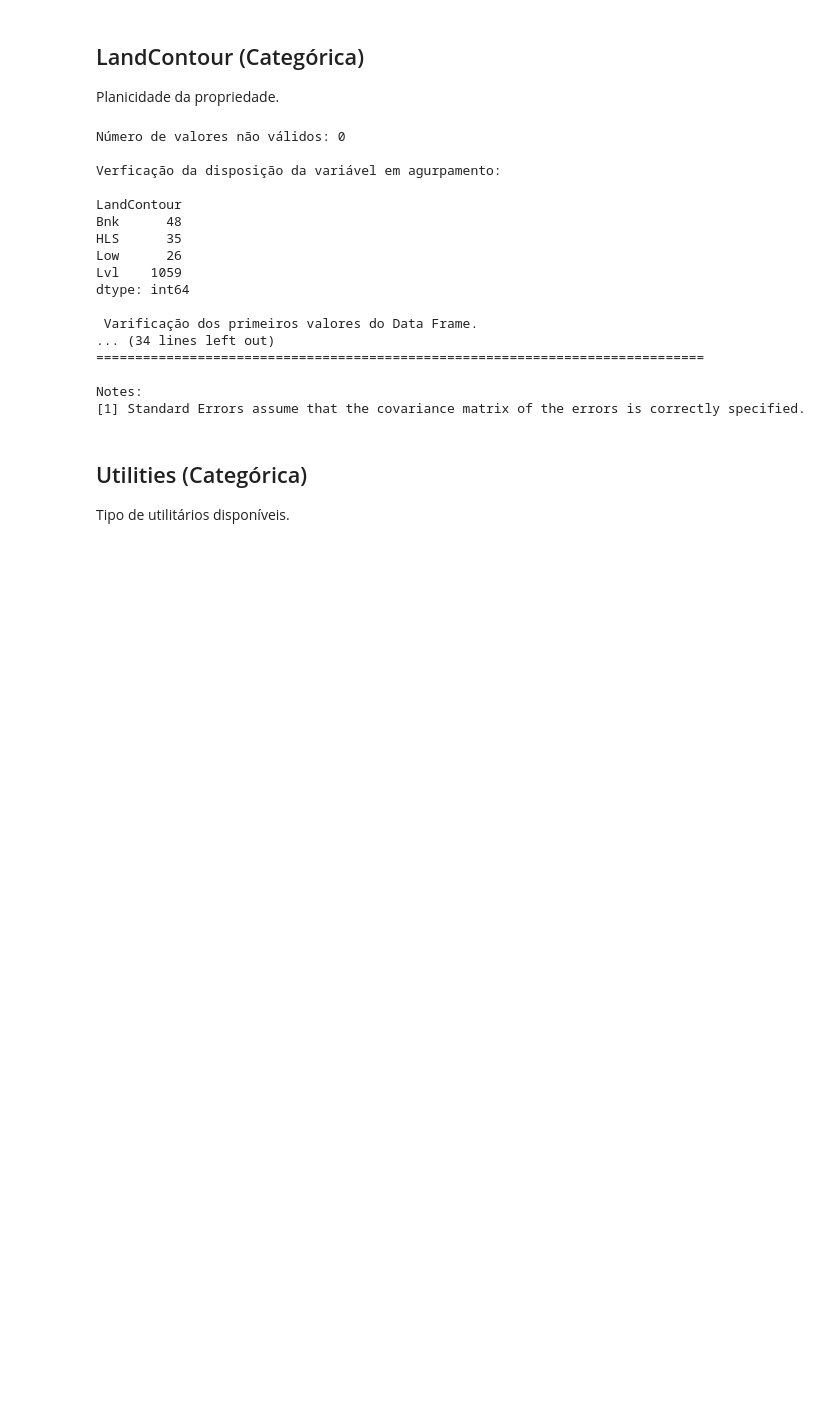
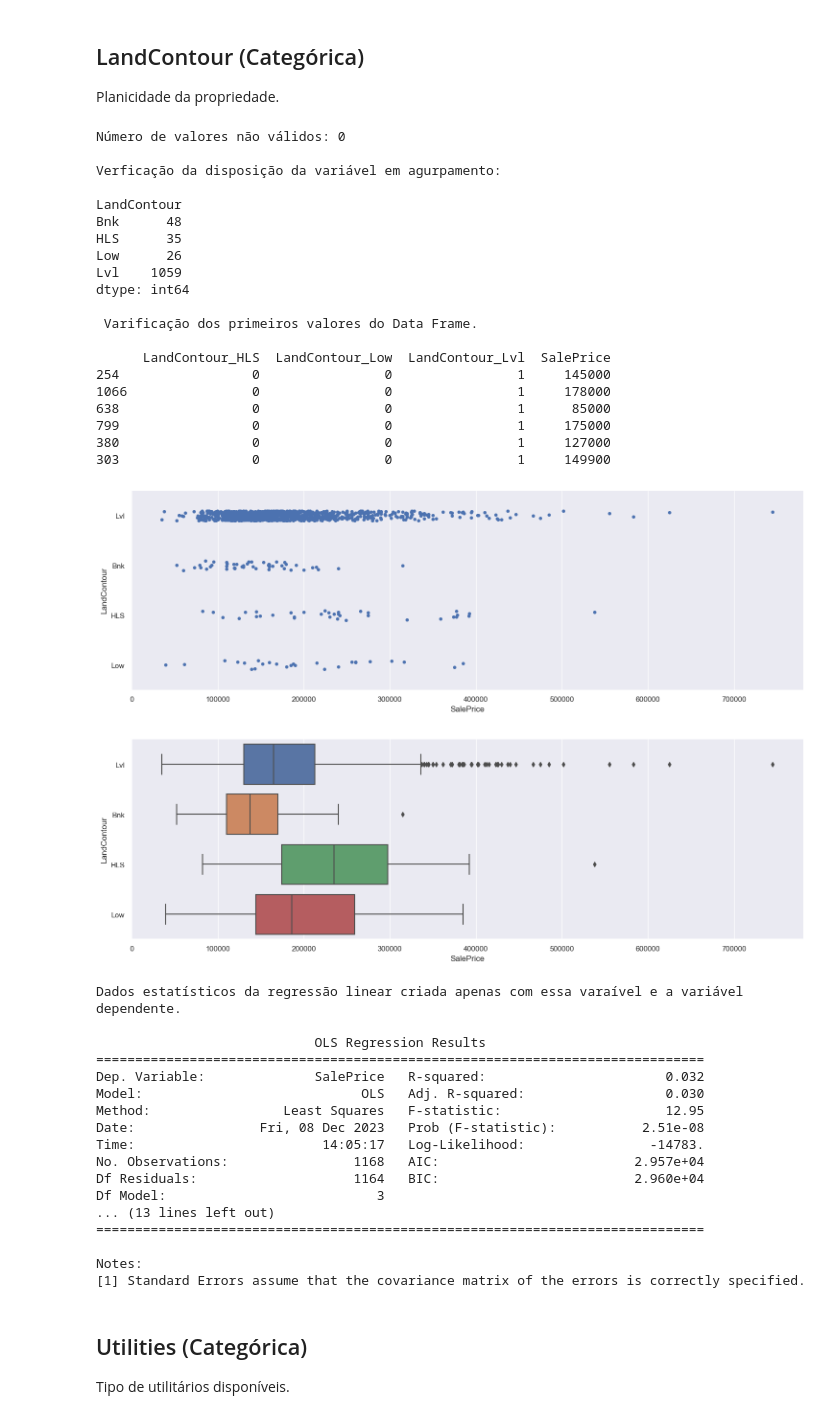
Before and after one commit to JohnDaytonCC/HousePricesPrediction, a Jupyter notebook: Notebook - House Prices Predition.ipynb, the cells around one changed output. Cells and saved outputs as stored; diff of their text form; code cells hidden in the pictures; blank space fills up the shorter version.

```diff
--- a/Notebook - House Prices Predition.ipynb
+++ b/Notebook - House Prices Predition.ipynb
@@ -570,38 +667,85 @@ print(agrupado)
 
 # Conversão da variável categórica em dicotômica com a exclusão da primeira variável dicotômica.
 df_dummies_auxiliar = pd.get_dummies(dados_treino[nome_feature], columns=[nome_feature], drop_first=True, prefix = nome_feature)
 
 # Inclusão da variável dependente ao data frame de variáveis dicotômicas.
 df_dummies_auxiliar[nome_target] = dados_treino[nome_target].copy()
 
 print("\n Varificação dos primeiros valores do Data Frame.\n")
 # Verificação do data frame.
 print(df_dummies_auxiliar.head(6))
 
+
+############################################################################################################
+# Criação de um gráfico para facilitar o entendimento da dispersão dos dados
+
+sns.catplot(x = nome_target, y = nome_feature, data = dados_treino, height=5, aspect=3)
+# ax1.set_axis_labels('nome_target','nome_feature')
+# ax1.despine(left=True)   # Remove os limites à esquerda.
+
+sns.catplot(x = nome_target, y = nome_feature, data = dados_treino, kind = "box", height=5, aspect=3)
+# ax2.set_axis_labels('nome_target','nome_feature')
+# ax2.despine(left=True)   # Remove os limites à esquerda.
+
+# Ajustar o layout para evitar sobreposição
+plt.tight_layout()
+
+# Mostrar os gráficos
+plt.show()
+############################################################################################################
+
+print('\n\t A concentração dos dados da variável está praticamente na mesma faixa de valores, entre 100000 a 300000.')
+
 # Estimação do modelo de regressão linear múltipla com n-1 dummies
 modelo_dummies = sm.OLS.from_formula("SalePrice ~ LandContour_HLS + LandContour_Low + LandContour_Lvl", df_dummies_auxiliar).fit()
 
-print("\nDados estatísticos da regressão linear criada apenas com essa varaível e a variável dependente.\n")
+print("\nDados estatísticos da regressão linear criada apenas com essa variável categórica e a variável dependente.\n")
 # Verificação dos parâmetros do modelo.
 print(modelo_dummies.summary())
+
+############################################################################################################
+
+print('\nComo essa variável representa aproximadamente 3% da variável dependente e não será escolhida.')
 # %% [output]
 Número de valores não válidos: 0
 
 Verficação da disposição da variável em agurpamento:
 
 LandContour
 Bnk      48
 HLS      35
 Low      26
 Lvl    1059
 dtype: int64
 
  Varificação dos primeiros valores do Data Frame.
-... (34 lines left out)
-==============================================================================
 
-Notes:
-[1] Standard Errors assume that the covariance matrix of the errors is correctly specified.
+      LandContour_HLS  LandContour_Low  LandContour_Lvl  SalePrice
+254                 0                0                1     145000
+1066                0                0                1     178000
+638                 0                0                1      85000
+799                 0                0                1     175000
+380                 0                0                1     127000
+303                 0                0                1     149900
+[figure, added]
+[figure, added]
+Dados estatísticos da regressão linear criada apenas com essa varaível e a variável dependente.
+
+                            OLS Regression Results
+==============================================================================
+Dep. Variable:              SalePrice   R-squared:                       0.032
+Model:                            OLS   Adj. R-squared:                  0.030
+Method:                 Least Squares   F-statistic:                     12.95
+Date:                Fri, 08 Dec 2023   Prob (F-statistic):           2.51e-08
+Time:                        14:05:17   Log-Likelihood:                -14783.
+No. Observations:                1168   AIC:                         2.957e+04
+Df Residuals:                    1164   BIC:                         2.960e+04
+Df Model:                           3
+... (13 lines left out)
+==============================================================================
+
+Notes:
+[1] Standard Errors assume that the covariance matrix of the errors is correctly specified.
 # %% [markdown]
 ## Utilities (Categórica)
 
```
Also changed, not shown: parts of 38 cells of this notebook.
